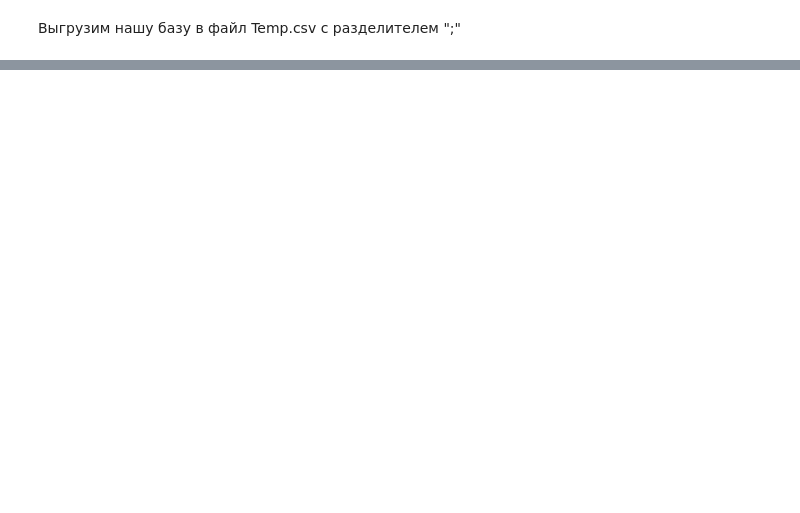
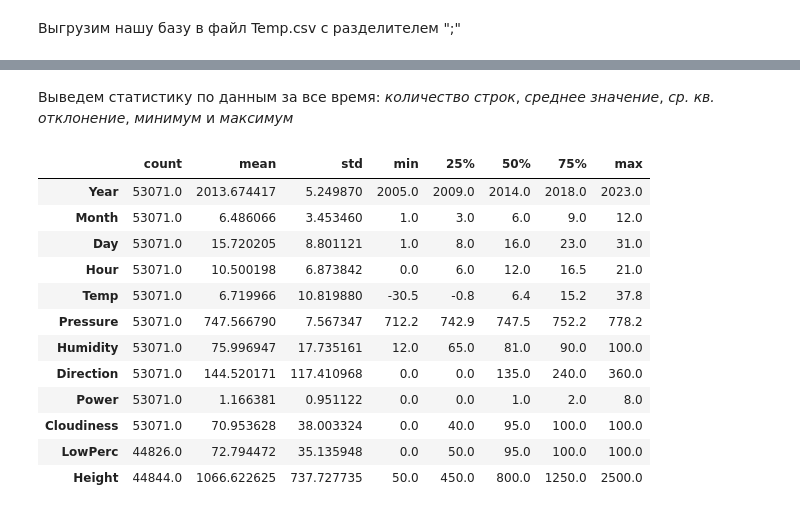
Before and after one commit to phrog-rgb/Weather_project, a Jupyter notebook: main.ipynb, the cells around one changed output, grey strips where cells are left out. Saved outputs shown, nothing was run; the diff lists cells and outputs as text; code cells hidden in the pictures; blank space fills up the shorter version.

```diff
--- a/main.ipynb
+++ b/main.ipynb
@@ -133,0 +176,18 @@ df.to_csv('Temp.csv', sep=';')
+# %% [markdown]
+Выведем статистику по данным за все время: <i>количество строк</i>, <i>среднее значение</i>, <i>ср. кв. отклонение</i>, <i>минимум </i>и <i>максимум</i>
+# %%
+df.describe().transpose()
+# %% [output]
+|  | count | mean | std | min | 25% | 50% | 75% | max |
+| Year | 53071.0 | 2013.674417 | 5.249870 | 2005.0 | 2009.0 | 2014.0 | 2018.0 | 2023.0 |
+| Month | 53071.0 | 6.486066 | 3.453460 | 1.0 | 3.0 | 6.0 | 9.0 | 12.0 |
+| Day | 53071.0 | 15.720205 | 8.801121 | 1.0 | 8.0 | 16.0 | 23.0 | 31.0 |
+| Hour | 53071.0 | 10.500198 | 6.873842 | 0.0 | 6.0 | 12.0 | 16.5 | 21.0 |
+| Temp | 53071.0 | 6.719966 | 10.819880 | -30.5 | -0.8 | 6.4 | 15.2 | 37.8 |
+| Pressure | 53071.0 | 747.566790 | 7.567347 | 712.2 | 742.9 | 747.5 | 752.2 | 778.2 |
+| Humidity | 53071.0 | 75.996947 | 17.735161 | 12.0 | 65.0 | 81.0 | 90.0 | 100.0 |
+| Direction | 53071.0 | 144.520171 | 117.410968 | 0.0 | 0.0 | 135.0 | 240.0 | 360.0 |
+| Power | 53071.0 | 1.166381 | 0.951122 | 0.0 | 0.0 | 1.0 | 2.0 | 8.0 |
+| Cloudiness | 53071.0 | 70.953628 | 38.003324 | 0.0 | 40.0 | 95.0 | 100.0 | 100.0 |
+| LowPerc | 44826.0 | 72.794472 | 35.135948 | 0.0 | 50.0 | 95.0 | 100.0 | 100.0 |
+| Height | 44844.0 | 1066.622625 | 737.727735 | 50.0 | 450.0 | 800.0 | 1250.0 | 2500.0 |
```
Also changed, not shown: parts of 14 cells of this notebook, 3 other files.
